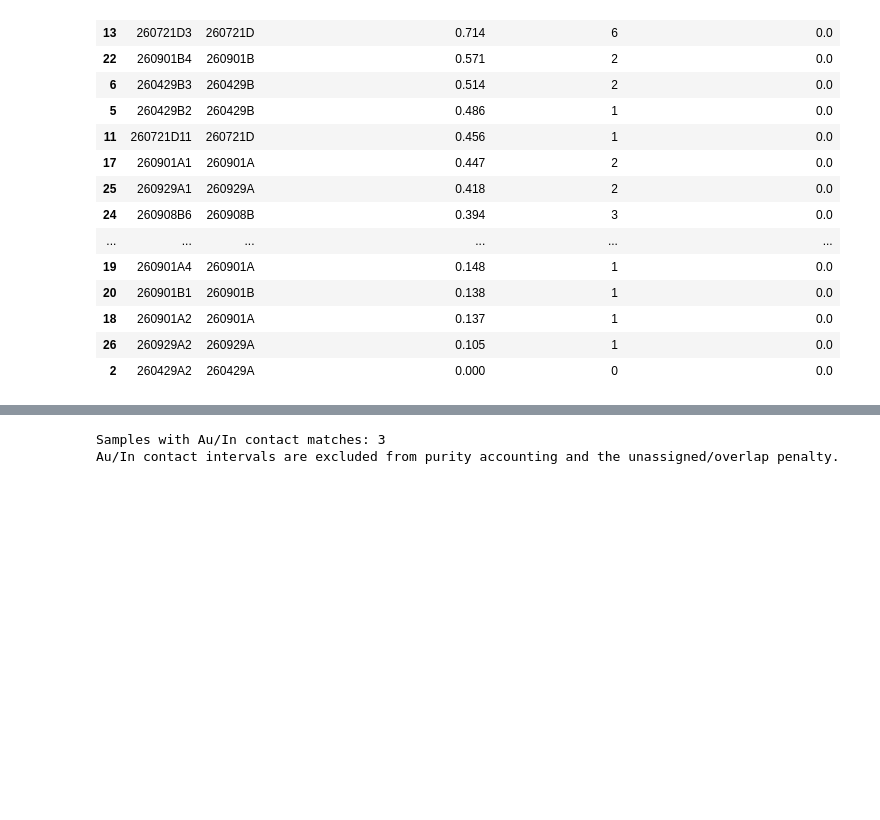
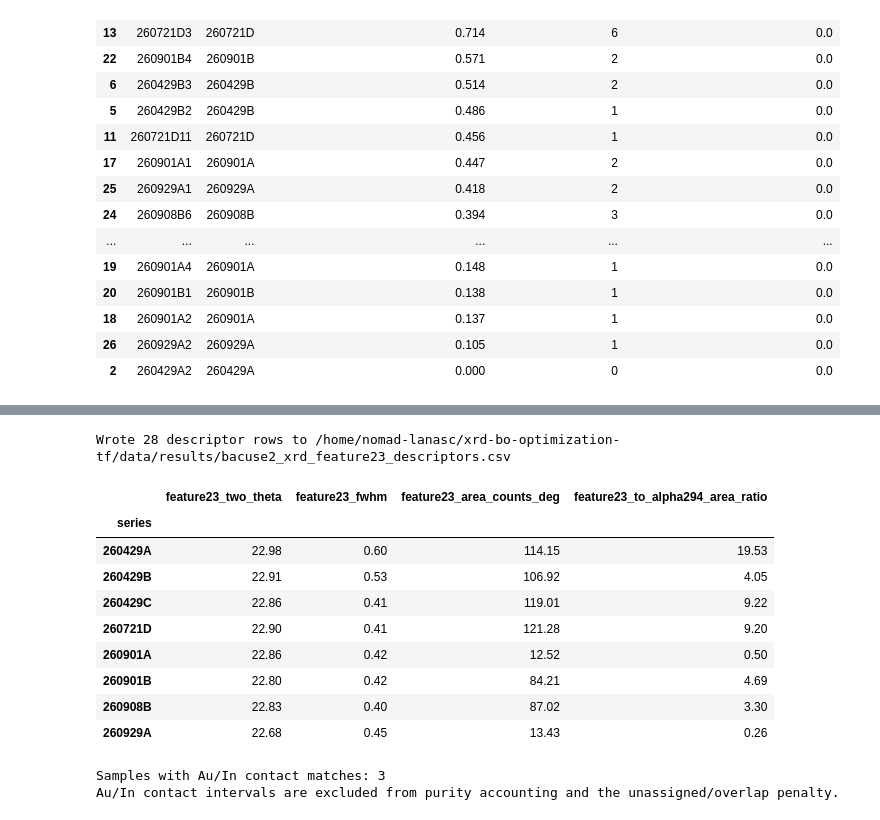
Before and after one commit to GarzonDiegoFEUP/xrd-bo-optimization-tf, a Jupyter notebook: notebooks/2.xrd_analysis.ipynb, the cells around one changed output, grey strips where cells are left out. Cells and saved outputs as stored; diff of their text form; code cells hidden in the pictures; blank space fills up the shorter version.

```diff
--- a/notebooks/2.xrd_analysis.ipynb
+++ b/notebooks/2.xrd_analysis.ipynb
@@ -642,3 +654,27 @@ Unassigned/overlap detected-area diagnostic (not a revised purity score):
+# %%
+from xrd_bo_optimization_tf.config import FEATURE_23_DESCRIPTORS_CSV
+from xrd_bo_optimization_tf.feature23 import build_feature_descriptors
+
+feature23_descriptors = build_feature_descriptors(xrd_raw, xrd_results, series_by_sample)
+FEATURE_23_DESCRIPTORS_CSV.parent.mkdir(parents=True, exist_ok=True)
+feature23_descriptors.to_csv(FEATURE_23_DESCRIPTORS_CSV, index=False)
+print(f'Wrote {len(feature23_descriptors)} descriptor rows to {FEATURE_23_DESCRIPTORS_CSV}')
+feature23_descriptors.groupby('series')[[
+    'feature23_two_theta', 'feature23_fwhm', 'feature23_area_counts_deg',
+    'feature23_to_alpha294_area_ratio',
+]].mean().round(2)
+# %% [output]
+Wrote 28 descriptor rows to /home/nomad-lanasc/xrd-bo-optimization-tf/data/results/bacuse2_xrd_feature23_descriptors.csv
+|  | feature23_two_theta | feature23_fwhm | feature23_area_counts_deg | feature23_to_alpha294_area_ratio |
+| series |  |  |  |  |
+| 260429A | 22.98 | 0.60 | 114.15 | 19.53 |
+| 260429B | 22.91 | 0.53 | 106.92 | 4.05 |
+| 260429C | 22.86 | 0.41 | 119.01 | 9.22 |
+| 260721D | 22.90 | 0.41 | 121.28 | 9.20 |
+| 260901A | 22.86 | 0.42 | 12.52 | 0.50 |
+| 260901B | 22.80 | 0.42 | 84.21 | 4.69 |
+| 260908B | 22.83 | 0.40 | 87.02 | 3.30 |
+| 260929A | 22.68 | 0.45 | 13.43 | 0.26 |
 # %%
 # Audit Au/In contact-layer classifications separately from film impurities.
 contact_audit = df_metrics[
```
Also changed, not shown: parts of 3 cells of this notebook, 43 other files.
